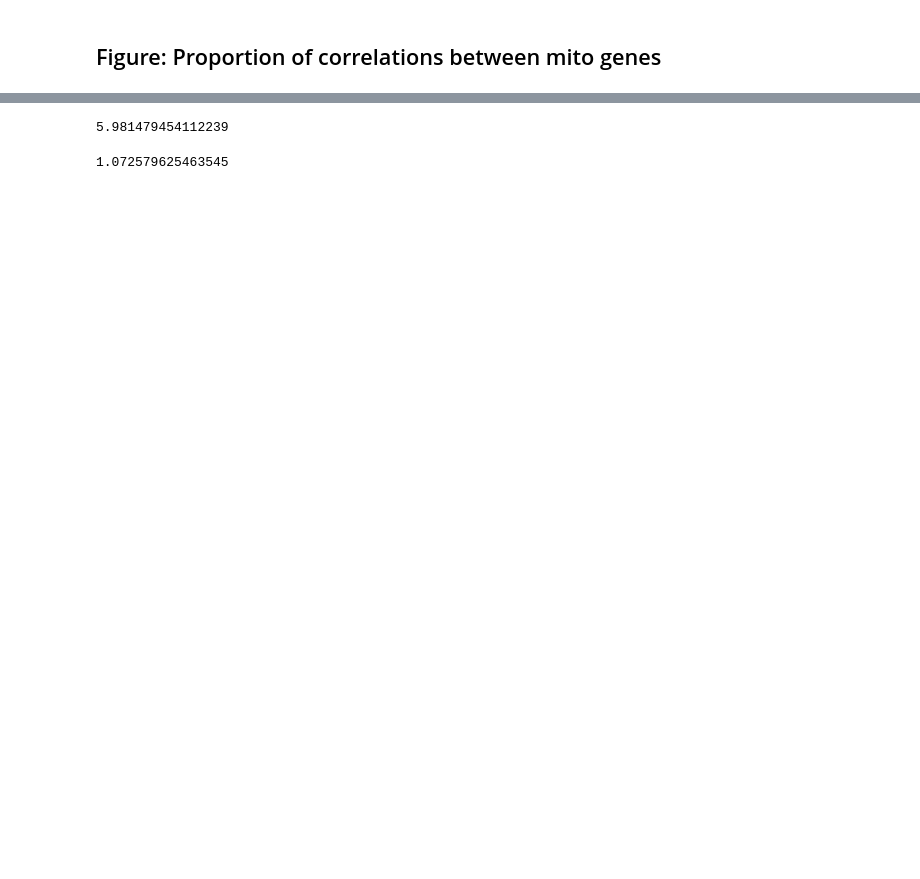
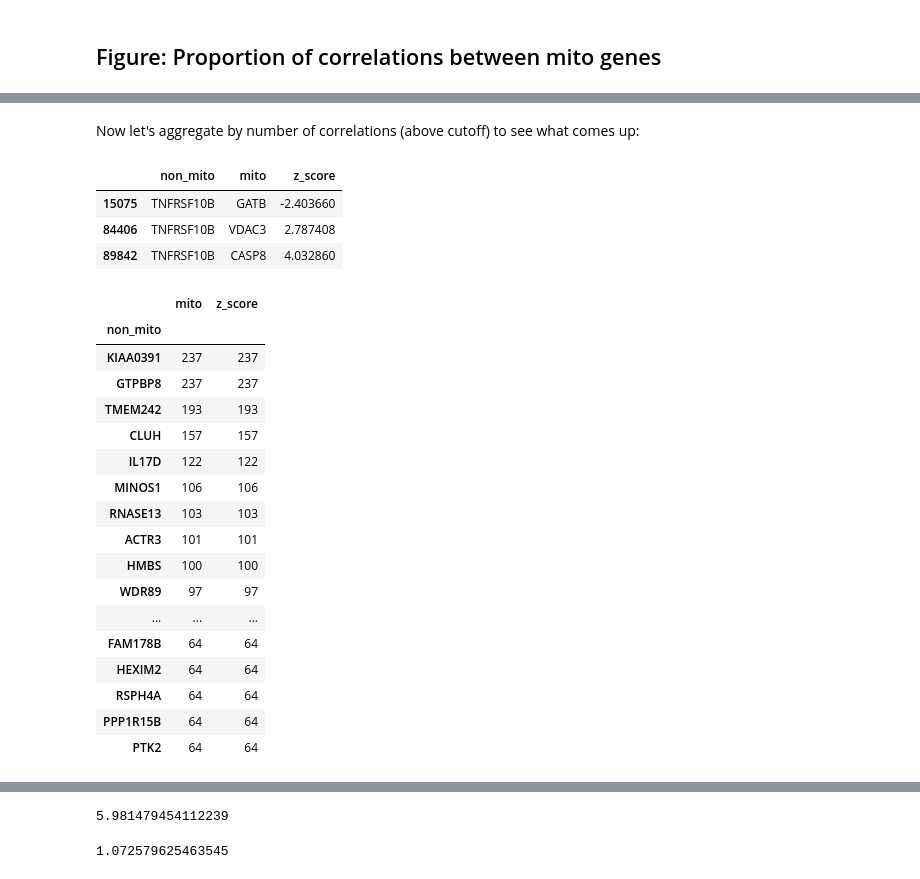
Before and after one commit to johnbachman/depmap_analysis, a Jupyter notebook: notebooks/Biomarkers of Dependency.ipynb, the cells around one changed output, grey strips where cells are left out. Drawn from its saved outputs; the diff is of its cells as text; code cells hidden in the pictures; blank space fills up the shorter version.

```diff
--- a/notebooks/Biomarkers of Dependency.ipynb
+++ b/notebooks/Biomarkers of Dependency.ipynb
@@ -665,0 +570,25 @@ dep_z[(dep_z >= 5) & (dep_z < 10)]
+# %%
+def nonmito(cutoff):
+    nonmito_corrs = []
+    for (corr_lb, corr_ub), pairs_dict in mito_res.items():
+        mito1 = set(pairs_dict['mito1'])
+        mito2 = set(pairs_dict['mito2'])
+        only1 = mito1.difference(mito2)
+        for a, b, zsc in only1:
+            if abs(zsc) < 2:
+                continue
+            if a in mitogenes:
+                mitogene = a
+                nonmitogene = b
+            else:
+                mitogene = b
+                nonmitogene = a
+            nonmito_corrs.append((nonmitogene, mitogene, zsc))
+    nonmito_df = pd.DataFrame.from_records(nonmito_corrs, columns=['non_mito', 'mito', 'z_score'])
+    # Skips correlations involving only mito genes
+    # Find correlations with 1 mitogene
+    return nonmito_df
+nonmito_df3 = nonmito(3.0)
+gb = nonmito_df3.groupby('non_mito')
+mito_agg_mean = gb.aggregate(lambda x: x.abs().mean()).sort_values(by='z_score', ascending=False)
+mito_agg_mean[0:50]
@@ -665,0 +638,33 @@ dep_z[(dep_z >= 5) & (dep_z < 10)]
+# %% [markdown]
+Now let's aggregate by number of correlations (above cutoff) to see what comes up:
+# %%
+nonmito_df3[nonmito_df3.non_mito == 'TNFRSF10B']
+# %% [output]
+|  | non_mito | mito | z_score |
+| 15075 | TNFRSF10B | GATB | -2.403660 |
+| 84406 | TNFRSF10B | VDAC3 | 2.787408 |
+| 89842 | TNFRSF10B | CASP8 | 4.032860 |
+# %%
+nonmito_df3 = nonmito(3.0)
+gb = nonmito_df3.groupby('non_mito')
+mito_agg_mean = gb.aggregate('count').sort_values(by='z_score', ascending=False)
+mito_agg_mean[0:50]
+# %% [output]
+|  | mito | z_score |
+| non_mito |  |  |
+| KIAA0391 | 237 | 237 |
+| GTPBP8 | 237 | 237 |
+| TMEM242 | 193 | 193 |
+| CLUH | 157 | 157 |
+| IL17D | 122 | 122 |
+| MINOS1 | 106 | 106 |
+| RNASE13 | 103 | 103 |
+| ACTR3 | 101 | 101 |
+| HMBS | 100 | 100 |
+| WDR89 | 97 | 97 |
+| ... | ... | ... |
+| FAM178B | 64 | 64 |
+| HEXIM2 | 64 | 64 |
+| RSPH4A | 64 | 64 |
+| PPP1R15B | 64 | 64 |
+| PTK2 | 64 | 64 |
```
Also changed, not shown: parts of 32 cells of this notebook.
